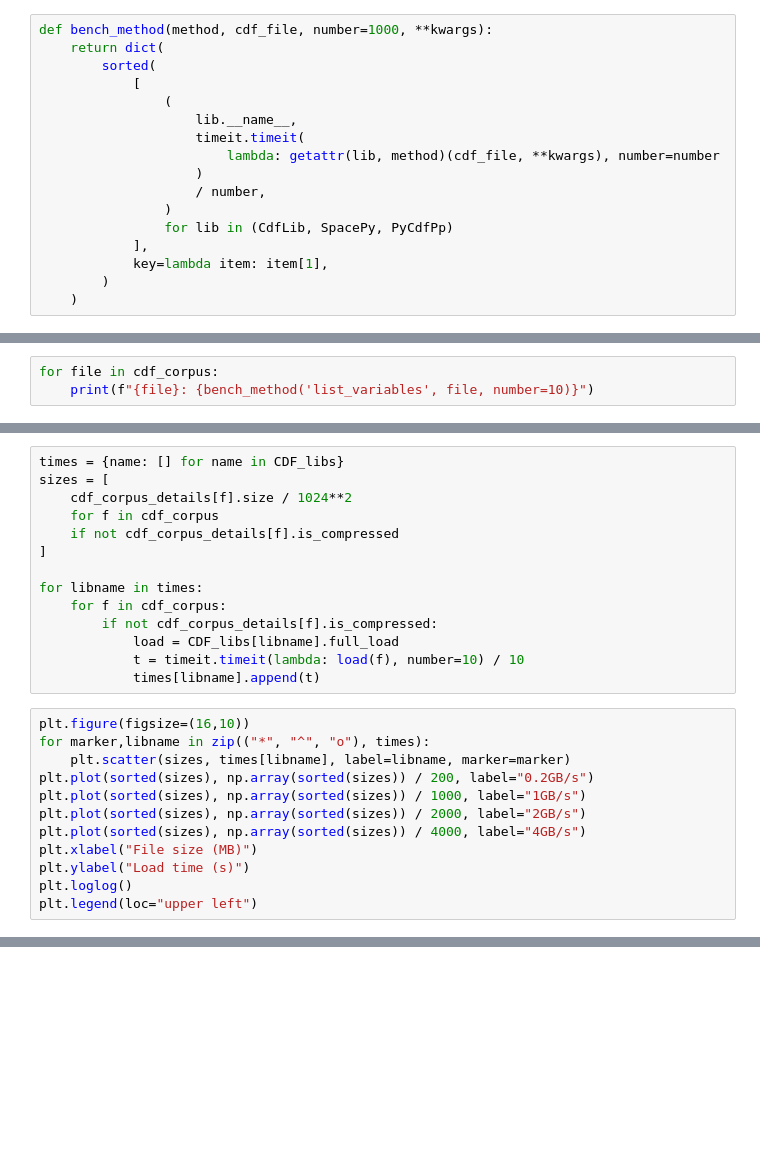
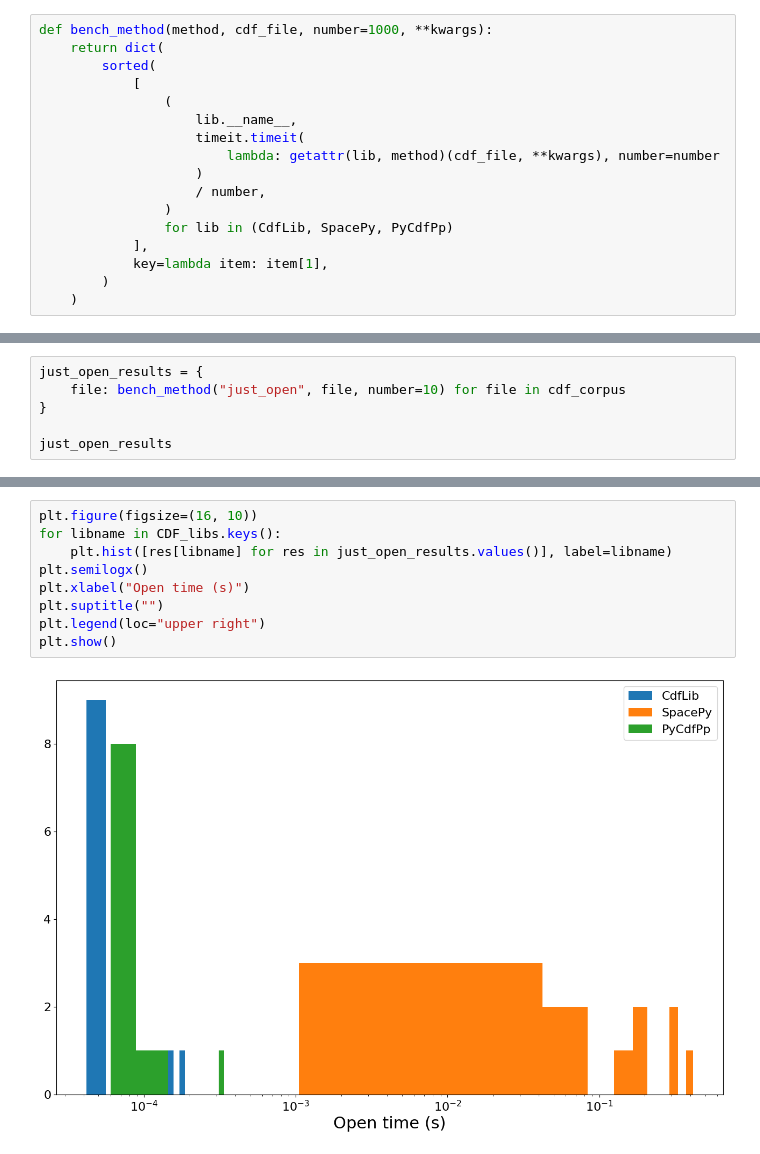
Before and after one commit to SciQLop/CDFpp, a Jupyter notebook: notebooks/benchmarks.ipynb, the cells around one changed output, grey strips where cells are left out. Cells and saved outputs as stored; diff of their text form; blank space fills up the shorter version.

```diff
--- a/notebooks/benchmarks.ipynb
+++ b/notebooks/benchmarks.ipynb
@@ -182,3 +200,0 @@ for file in cdf_corpus:
-# %%
-for file in cdf_corpus:
-    print(f"{file}: {bench_method('list_variables', file, number=10)}")
@@ -232,26 +200,0 @@ bench_method(
-# %%
-times = {name: [] for name in CDF_libs}
-sizes = [
-    cdf_corpus_details[f].size / 1024**2
-    for f in cdf_corpus
-    if not cdf_corpus_details[f].is_compressed
-]
-
-for libname in times:
-    for f in cdf_corpus:
-        if not cdf_corpus_details[f].is_compressed:
-            load = CDF_libs[libname].full_load
-            t = timeit.timeit(lambda: load(f), number=10) / 10
-            times[libname].append(t)
-# %%
-plt.figure(figsize=(16,10))
-for marker,libname in zip(("*", "^", "o"), times):
-    plt.scatter(sizes, times[libname], label=libname, marker=marker)
-plt.plot(sorted(sizes), np.array(sorted(sizes)) / 200, label="0.2GB/s")
-plt.plot(sorted(sizes), np.array(sorted(sizes)) / 1000, label="1GB/s")
-plt.plot(sorted(sizes), np.array(sorted(sizes)) / 2000, label="2GB/s")
-plt.plot(sorted(sizes), np.array(sorted(sizes)) / 4000, label="4GB/s")
-plt.xlabel("File size (MB)")
-plt.ylabel("Load time (s)")
-plt.loglog()
-plt.legend(loc="upper left")
@@ -342,0 +205,6 @@ IndexError: Slice does not match dimensions for zVar b'Num_Snap'
+# %%
+just_open_results = {
+    file: bench_method("just_open", file, number=10) for file in cdf_corpus
+}
+
+just_open_results
@@ -342,0 +229,11 @@ IndexError: Slice does not match dimensions for zVar b'Num_Snap'
+# %%
+plt.figure(figsize=(16, 10))
+for libname in CDF_libs.keys():
+    plt.hist([res[libname] for res in just_open_results.values()], label=libname)
+plt.semilogx()
+plt.xlabel("Open time (s)")
+plt.suptitle("")
+plt.legend(loc="upper right")
+plt.show()
+# %% [output]
+[figure, added]
```
Also changed, not shown: parts of 40 cells of this notebook, 4 other files.
